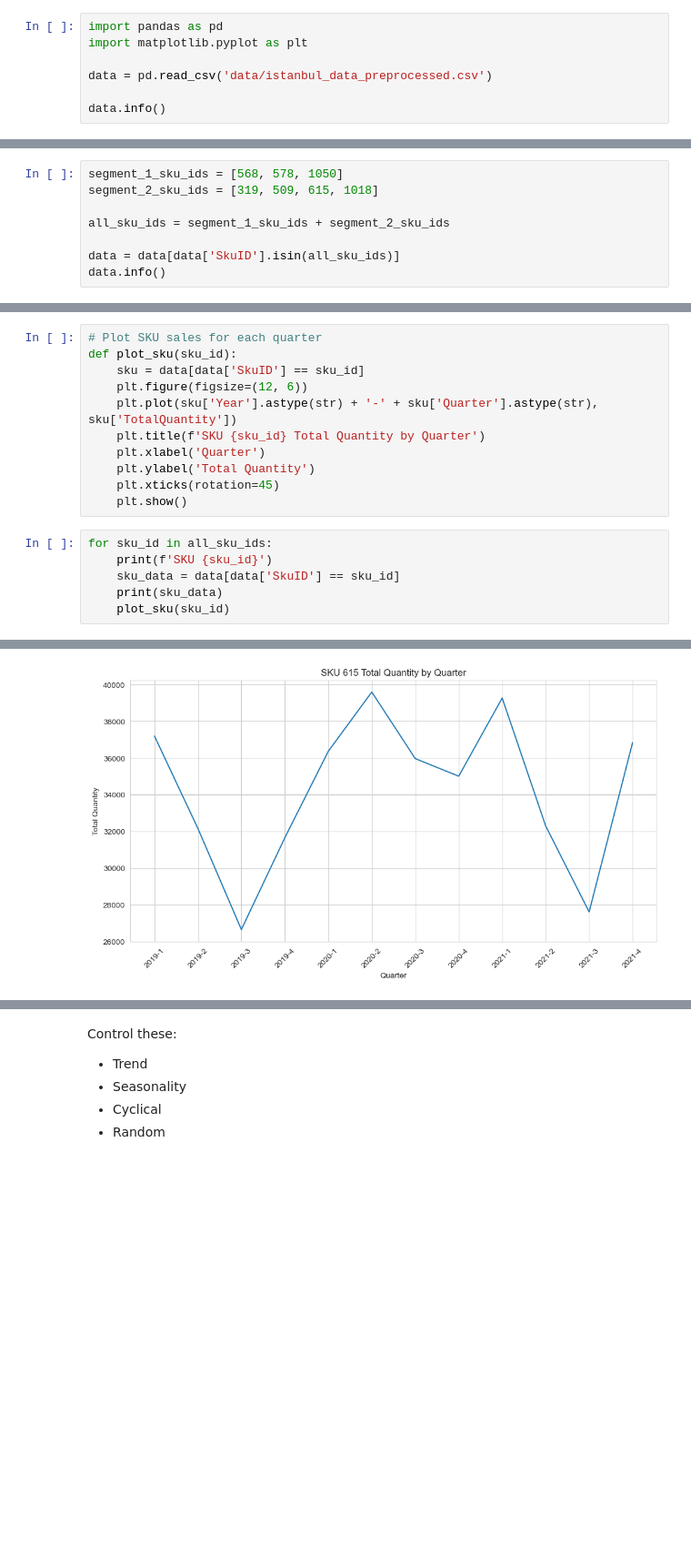
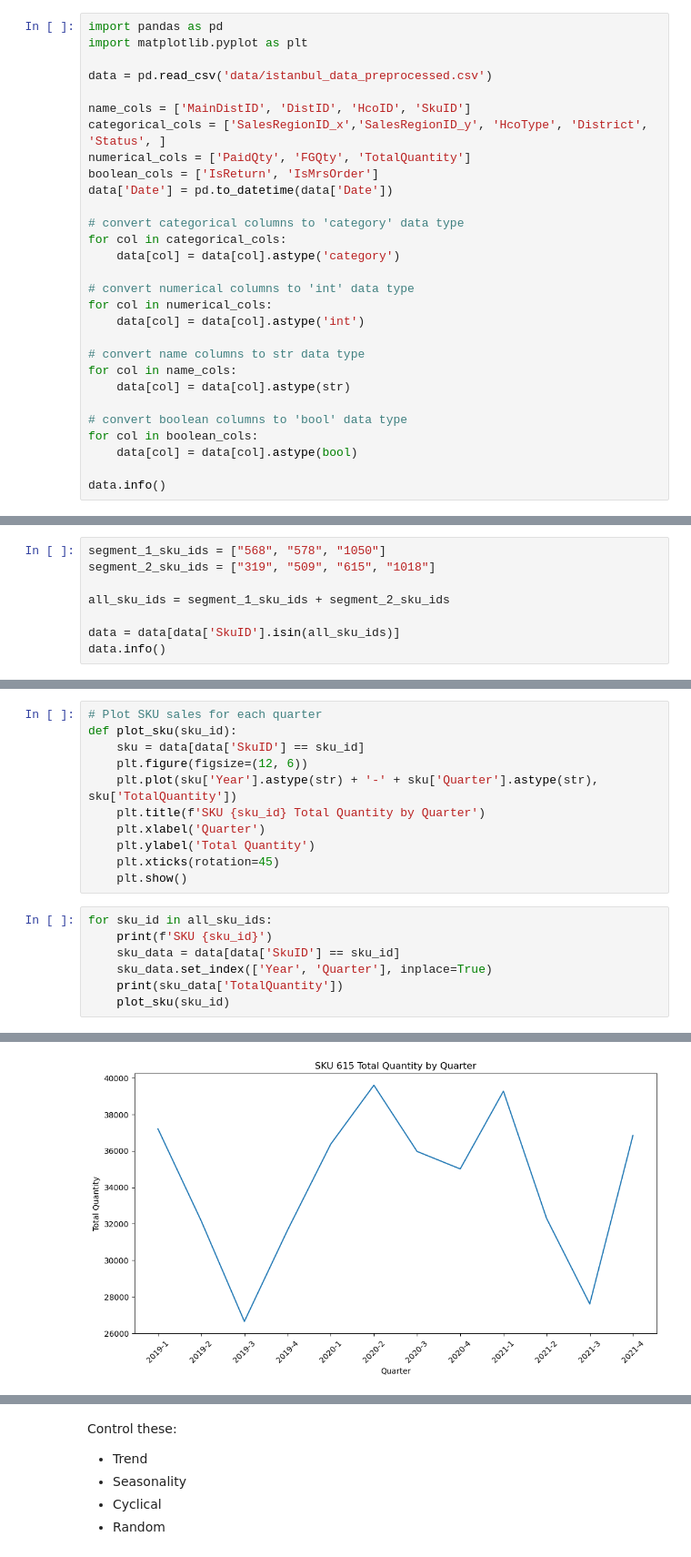
Before and after one commit to senaoz/MIS-492, a Jupyter notebook: models.ipynb, the cells around one changed output, grey strips where cells are left out. Shown at 91% size. Saved outputs shown, nothing was run; the diff lists cells and outputs as text; blank space fills up the shorter version.

```diff
--- a/models.ipynb
+++ b/models.ipynb
@@ -8,6 +8,28 @@ import matplotlib.pyplot as plt
 
 data = pd.read_csv('data/istanbul_data_preprocessed.csv')
 
+name_cols = ['MainDistID', 'DistID', 'HcoID', 'SkuID']
+categorical_cols = ['SalesRegionID_x','SalesRegionID_y', 'HcoType', 'District', 'Status', ]
+numerical_cols = ['PaidQty', 'FGQty', 'TotalQuantity']
+boolean_cols = ['IsReturn', 'IsMrsOrder']
+data['Date'] = pd.to_datetime(data['Date'])
+
+# convert categorical columns to 'category' data type
+for col in categorical_cols:
+    data[col] = data[col].astype('category')
+
+# convert numerical columns to 'int' data type
+for col in numerical_cols:
+    data[col] = data[col].astype('int')
+
+# convert name columns to str data type
+for col in name_cols:
+    data[col] = data[col].astype(str)
+
+# convert boolean columns to 'bool' data type
+for col in boolean_cols:
+    data[col] = data[col].astype(bool)
+
 data.info()
 # %% [output]
 <class 'pandas.core.frame.DataFrame'>
@@ -30,6 +52,6 @@ memory usage: 456.7+ MB
 # %%
-segment_1_sku_ids = [568, 578, 1050]
-segment_2_sku_ids = [319, 509, 615, 1018]
+segment_1_sku_ids = ["568", "578", "1050"]
+segment_2_sku_ids = ["319", "509", "615", "1018"]
 
 all_sku_ids = segment_1_sku_ids + segment_2_sku_ids
 
@@ -112,7 +134,8 @@ def plot_sku(sku_id):
 for sku_id in all_sku_ids:
     print(f'SKU {sku_id}')
     sku_data = data[data['SkuID'] == sku_id]
-    print(sku_data)
+    sku_data.set_index(['Year', 'Quarter'], inplace=True)
+    print(sku_data['TotalQuantity'])
     plot_sku(sku_id)
 # %% [output]
 SKU 568
@@ -207,2 +236,2 @@ SKU 615
-[figure, old version]
+[figure, new version]
 SKU 1018
```
Also changed, not shown: parts of 28 cells of this notebook.
